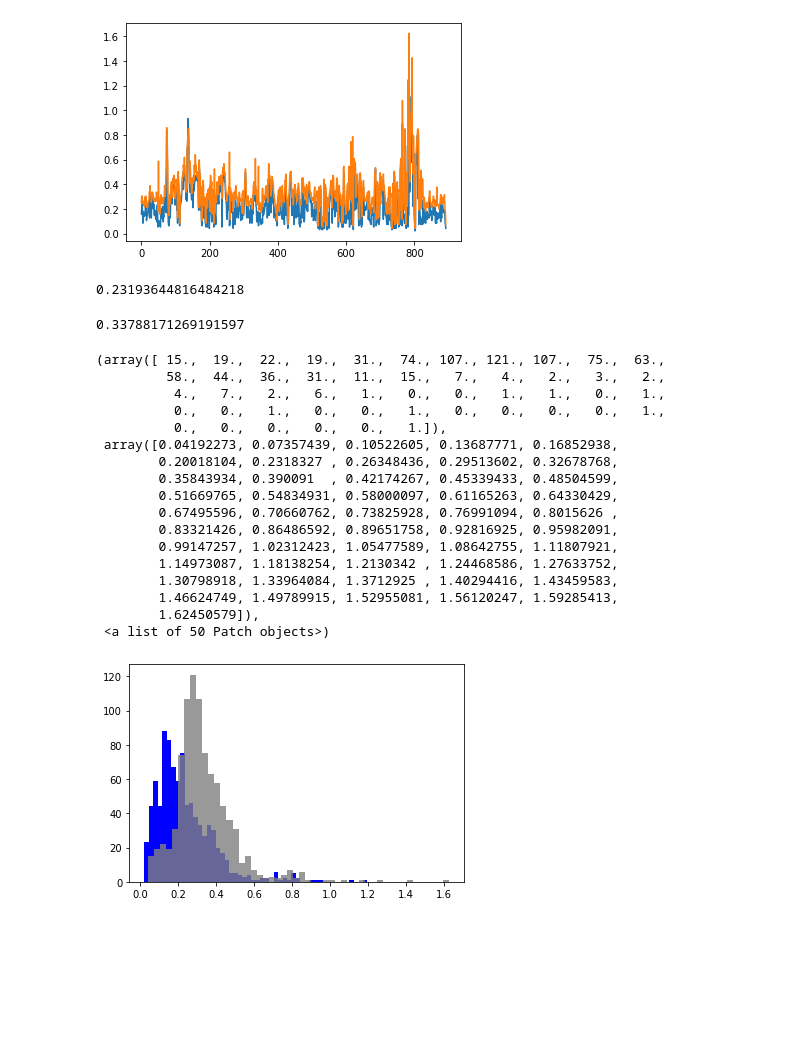
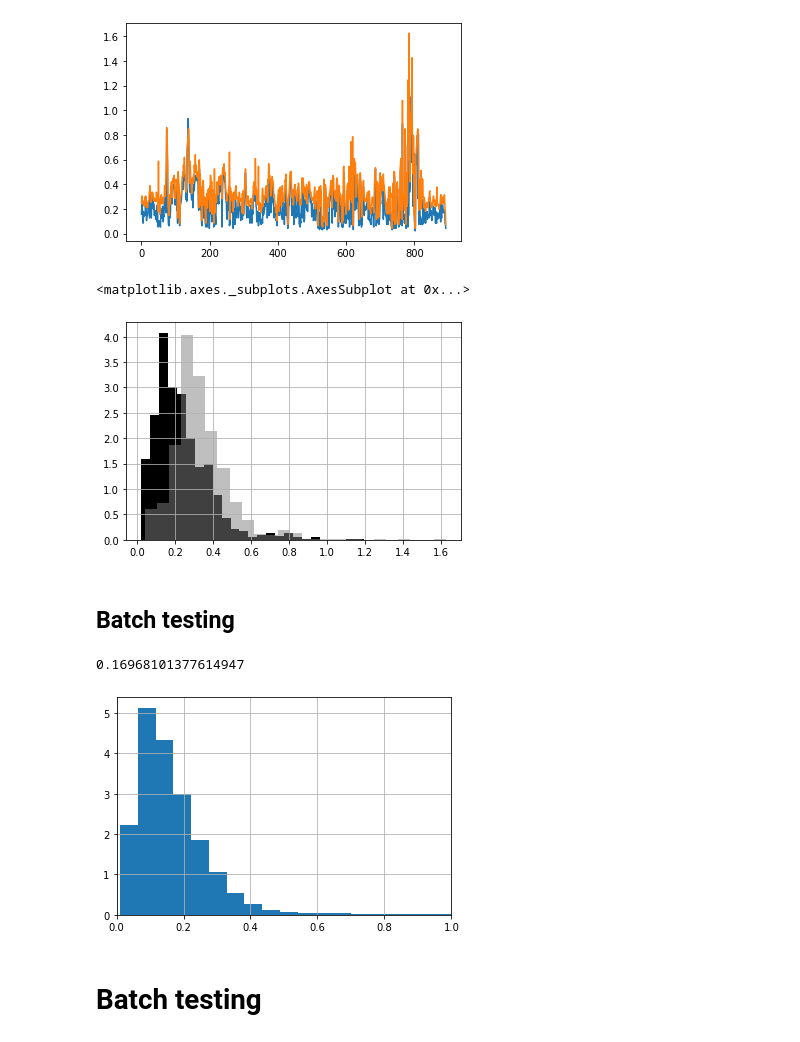
Before and after one commit to kingjml/pySnowRadar, a Jupyter notebook: notebooks/New Picker Methods.ipynb, the cells around one changed output. Cells and saved outputs as stored; diff of their text form; code cells hidden in the pictures; blank space fills up the shorter version.

```diff
--- a/notebooks/New Picker Methods.ipynb
+++ b/notebooks/New Picker Methods.ipynb
@@ -78,7 +78,7 @@ plt.hist(mp_gdf.DepthCm)
 [figure]
 # %%
 # Load the SR meta data into a dataframe
-input_sr_data = glob('E:/data/snow_radar/20160419_04/*.mat')
+input_sr_data = glob('../pySnowRadar/data/sr/20160419_04/*.mat')
 sr_meta = [SnowRadar(sr, 'meta') for sr in input_sr_data]
 sr_gdf = gpd.GeoDataFrame(
         data={'file': [sr.file_path for sr in sr_meta]},
@@ -198,0 +163,5 @@ refractive_index = np.array([r_idx] * radar_dat.lat.shape[0])
+# %%
+import pySnowRadar.algorithms
+params={'snow_density':0.3,
+        'ref_snow_layer': 1,
+        'cwt_precision': 10}
@@ -198,0 +170,3 @@ refractive_index = np.array([r_idx] * radar_dat.lat.shape[0])
+# %%
+%%time
+res = extract_layers(cur_file, picker=pySnowRadar.algorithms.Wavelet_JK, params=params, dump_results=False)
@@ -198,0 +176,3 @@ refractive_index = np.array([r_idx] * radar_dat.lat.shape[0])
+# %%
+%%time
+res_tn = extract_layers(cur_file, picker=pySnowRadar.algorithms.Wavelet_TN, params=params, dump_results=False)
@@ -204,33 +185,11 @@ plt.plot(snow_depth_tn)
 # %% [output]
 [<matplotlib.lines.Line2D at 0x...>]
 [figure]
-# %%
-snow_depth.mean()
-# %% [output]
-0.23193644816484218
-# %%
-snow_depth_tn.mean()
-# %% [output]
-0.33788171269191597
-# %%
-plt.hist(snow_depth, bins = 50, color = 'blue')
-plt.hist(snow_depth_tn, bins = 50, color = 'grey', alpha = 0.8)
-# %% [output]
-(array([ 15.,  19.,  22.,  19.,  31.,  74., 107., 121., 107.,  75.,  63.,
-         58.,  44.,  36.,  31.,  11.,  15.,   7.,   4.,   2.,   3.,   2.,
-          4.,   7.,   2.,   6.,   1.,   0.,   0.,   1.,   1.,   0.,   1.,
-          0.,   0.,   1.,   0.,   0.,   1.,   0.,   0.,   0.,   0.,   1.,
-          0.,   0.,   0.,   0.,   0.,   1.]),
- array([0.04192273, 0.07357439, 0.10522605, 0.13687771, 0.16852938,
-        0.20018104, 0.2318327 , 0.26348436, 0.29513602, 0.32678768,
-        0.35843934, 0.390091  , 0.42174267, 0.45339433, 0.48504599,
-        0.51669765, 0.54834931, 0.58000097, 0.61165263, 0.64330429,
-        0.67495596, 0.70660762, 0.73825928, 0.76991094, 0.8015626 ,
-        0.83321426, 0.86486592, 0.89651758, 0.92816925, 0.95982091,
-        0.99147257, 1.02312423, 1.05477589, 1.08642755, 1.11807921,
-        1.14973087, 1.18138254, 1.2130342 , 1.24468586, 1.27633752,
-        1.30798918, 1.33964084, 1.3712925 , 1.40294416, 1.43459583,
-        1.46624749, 1.49789915, 1.52955081, 1.56120247, 1.59285413,
-        1.62450579]),
- <a list of 50 Patch objects>)
-[figure, removed]
+# %%
+res.snow_depth.hist(density = True, color = 'k', bins = 25)
+res_tn.snow_depth.hist(density = True, color = 'grey', bins = 25, alpha = 0.5)
+# %% [output]
+<matplotlib.axes._subplots.AxesSubplot at 0x...>
+[figure, added]
+# %% [markdown]
+## Batch testing
@@ -236,0 +241,10 @@ plt.hist(snow_depth_tn, bins = 50, color = 'grey', alpha = 0.8)
+# %%
+fig, ax = plt.subplots()
+df.snow_depth.hist(ax=ax, density = True, bins = 50)
+ax.set_xlim(0,1)
+df.snow_depth.mean()
+# %% [output]
+0.16968101377614947
+[figure, added]
+# %% [markdown]
+# Batch testing
```
Also changed, not shown: parts of 14 cells of this notebook, 9 other files.
